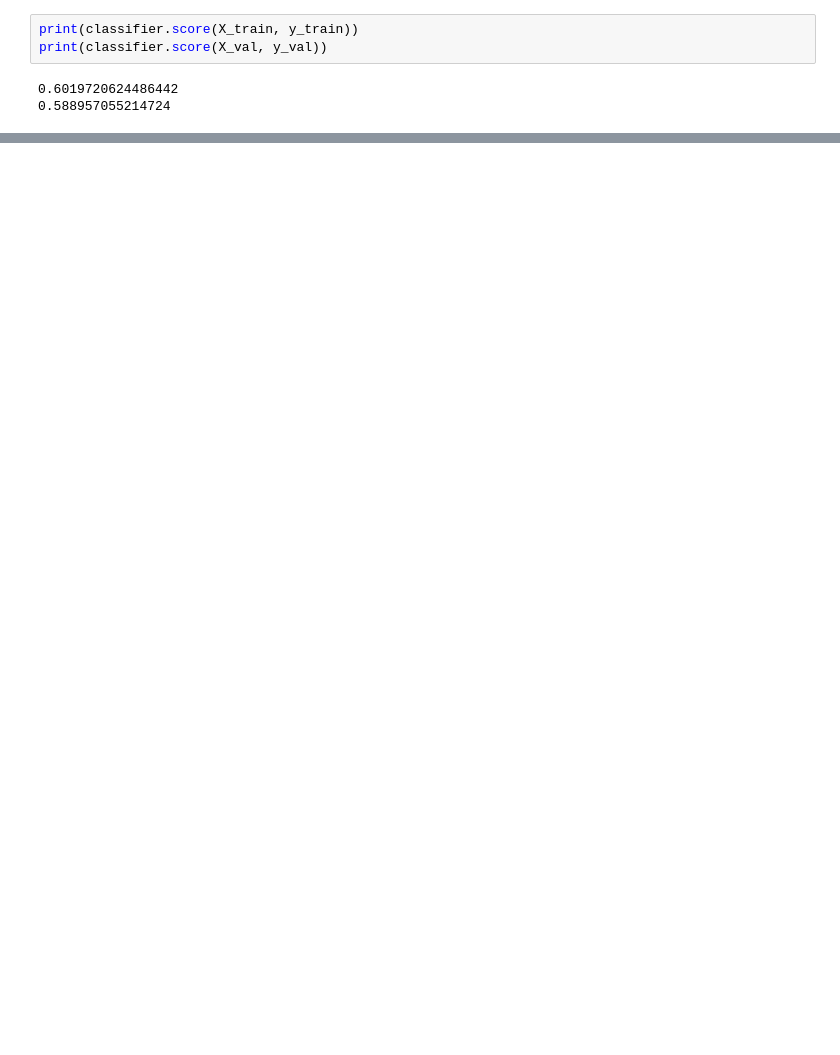
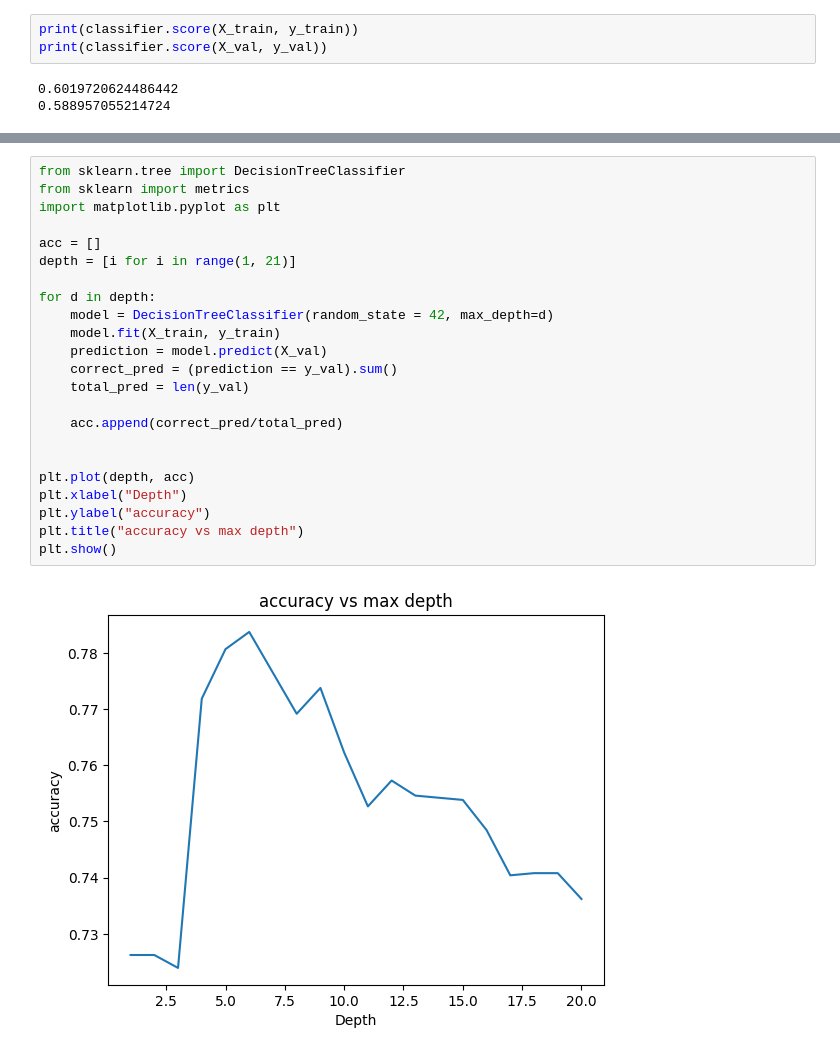
Before and after one commit to lucdekeijzer/Assignment_3_Spaceship_Titanic, a Jupyter notebook: Assignment_3_Spaceship_Titanic.ipynb, the cells around one changed output, grey strips where cells are left out. Cells and saved outputs as stored; diff of their text form; blank space fills up the shorter version.

```diff
--- a/Assignment_3_Spaceship_Titanic.ipynb
+++ b/Assignment_3_Spaceship_Titanic.ipynb
@@ -268,0 +269,25 @@ Accuracy: 0.5164877300613497
+# %%
+from sklearn.tree import DecisionTreeClassifier
+from sklearn import metrics
+import matplotlib.pyplot as plt
+
+acc = []
+depth = [i for i in range(1, 21)]
+
+for d in depth:
+    model = DecisionTreeClassifier(random_state = 42, max_depth=d)
+    model.fit(X_train, y_train)
+    prediction = model.predict(X_val)
+    correct_pred = (prediction == y_val).sum()
+    total_pred = len(y_val)
+
+    acc.append(correct_pred/total_pred)
+
+
+plt.plot(depth, acc)
+plt.xlabel("Depth")
+plt.ylabel("accuracy")
+plt.title("accuracy vs max depth")
+plt.show()
+# %% [output]
+[figure, added]
```
Also changed, not shown: parts of 6 cells of this notebook.
